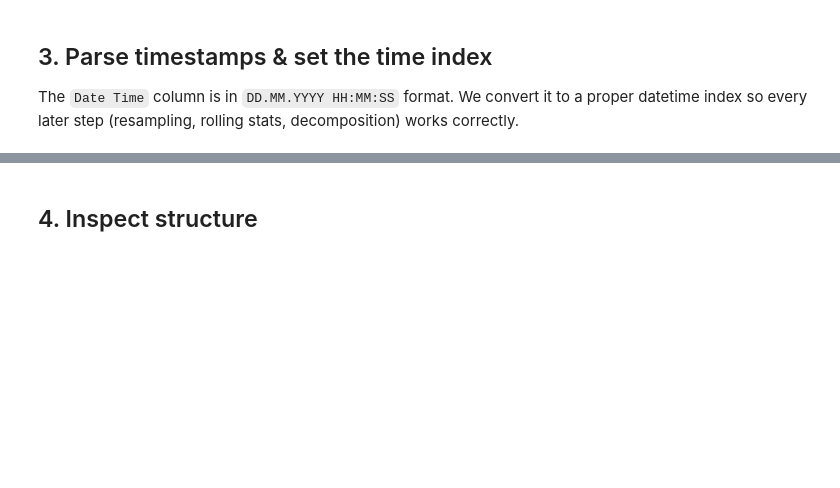
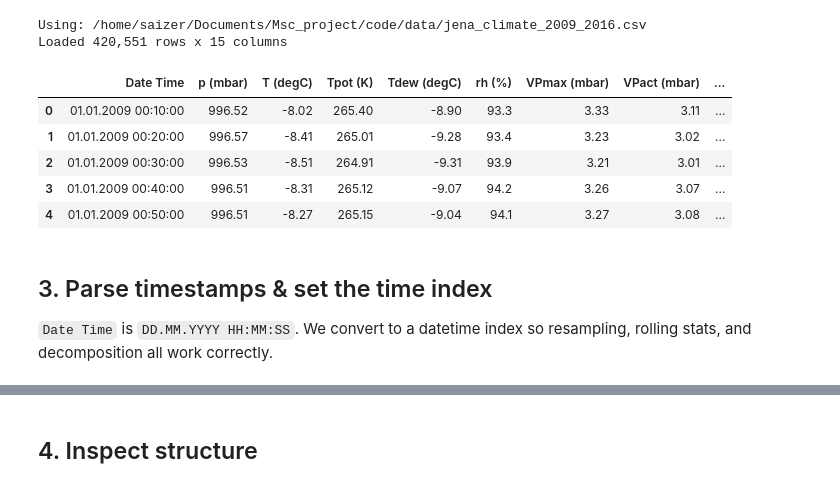
Before and after one commit to bellosahmed/time_series_hci, a Jupyter notebook: v1/notebooks/01_data_exploration.ipynb, the cells around one changed output, grey strips where cells are left out. Cells and saved outputs as stored; diff of their text form; code cells hidden in the pictures; blank space fills up the shorter version.

```diff
--- a/v1/notebooks/01_data_exploration.ipynb
+++ b/v1/notebooks/01_data_exploration.ipynb
@@ -43,20 +40,36 @@
 # %%
+from pathlib import Path
+import numpy as np
 import pandas as pd
-import numpy as np
 import matplotlib.pyplot as plt
 
 pd.set_option("display.max_columns", None)
 
-# data/ lives at the repo root: code/data/  (this notebook is in code/v1/notebooks/)
-DATA_PATH = "../../data/jena_climate_2009_2016.csv"
+def find_data(name="jena_climate_2009_2016.csv"):
+    for base in [Path.cwd(), *Path.cwd().parents]:
+        candidate = base / "data" / name
+        if candidate.exists():
+            return candidate
+    raise FileNotFoundError(f"{name} not found; run this notebook from inside the repo.")
 
+DATA_PATH = find_data()
+print("Using:", DATA_PATH)
 df = pd.read_csv(DATA_PATH)
 print(f"Loaded {df.shape[0]:,} rows x {df.shape[1]} columns")
 df.head()
+# %% [output]
+Using: /home/saizer/Documents/Msc_project/code/data/jena_climate_2009_2016.csv
+Loaded 420,551 rows x 15 columns
+|  | Date Time | p (mbar) | T (degC) | Tpot (K) | Tdew (degC) | rh (%) | VPmax (mbar) | VPact (mbar) | ... |
+| 0 | 01.01.2009 00:10:00 | 996.52 | -8.02 | 265.40 | -8.90 | 93.3 | 3.33 | 3.11 | ... |
+| 1 | 01.01.2009 00:20:00 | 996.57 | -8.41 | 265.01 | -9.28 | 93.4 | 3.23 | 3.02 | ... |
+| 2 | 01.01.2009 00:30:00 | 996.53 | -8.51 | 264.91 | -9.31 | 93.9 | 3.21 | 3.01 | ... |
+| 3 | 01.01.2009 00:40:00 | 996.51 | -8.31 | 265.12 | -9.07 | 94.2 | 3.26 | 3.07 | ... |
+| 4 | 01.01.2009 00:50:00 | 996.51 | -8.27 | 265.15 | -9.04 | 94.1 | 3.27 | 3.08 | ... |
 # %% [markdown]
 ## 3. Parse timestamps & set the time index
 
-The `Date Time` column is in `DD.MM.YYYY HH:MM:SS` format. We convert it to a proper datetime index so every later step (resampling, rolling stats, decomposition) works correctly.
+`Date Time` is `DD.MM.YYYY HH:MM:SS`. We convert to a datetime index so resampling, rolling stats, and decomposition all work correctly.
 # %%
 df["Date Time"] = pd.to_datetime(df["Date Time"], format="%d.%m.%Y %H:%M:%S")
 df = df.set_index("Date Time").sort_index()
```
Also changed, not shown: parts of 17 cells of this notebook, 3 other files.
